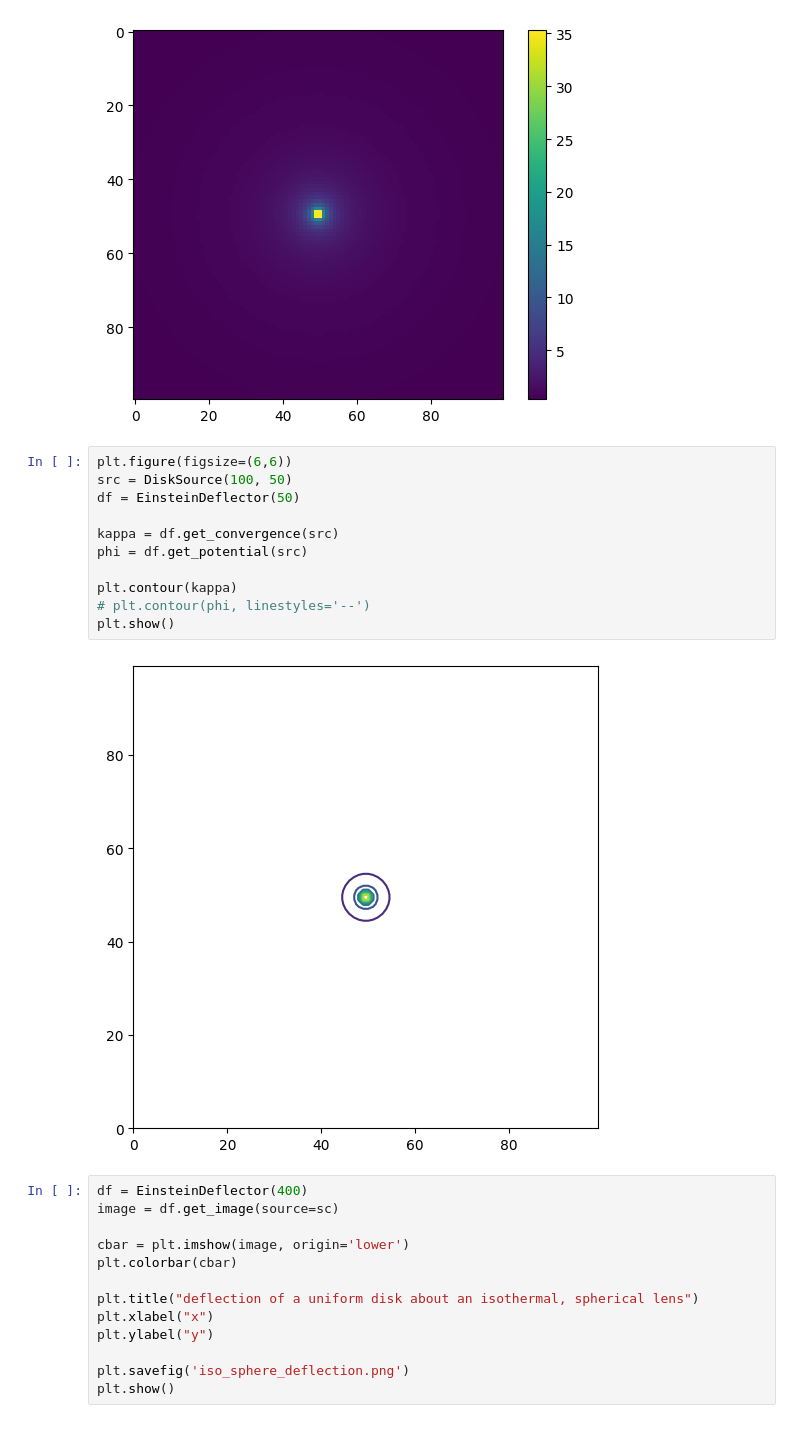
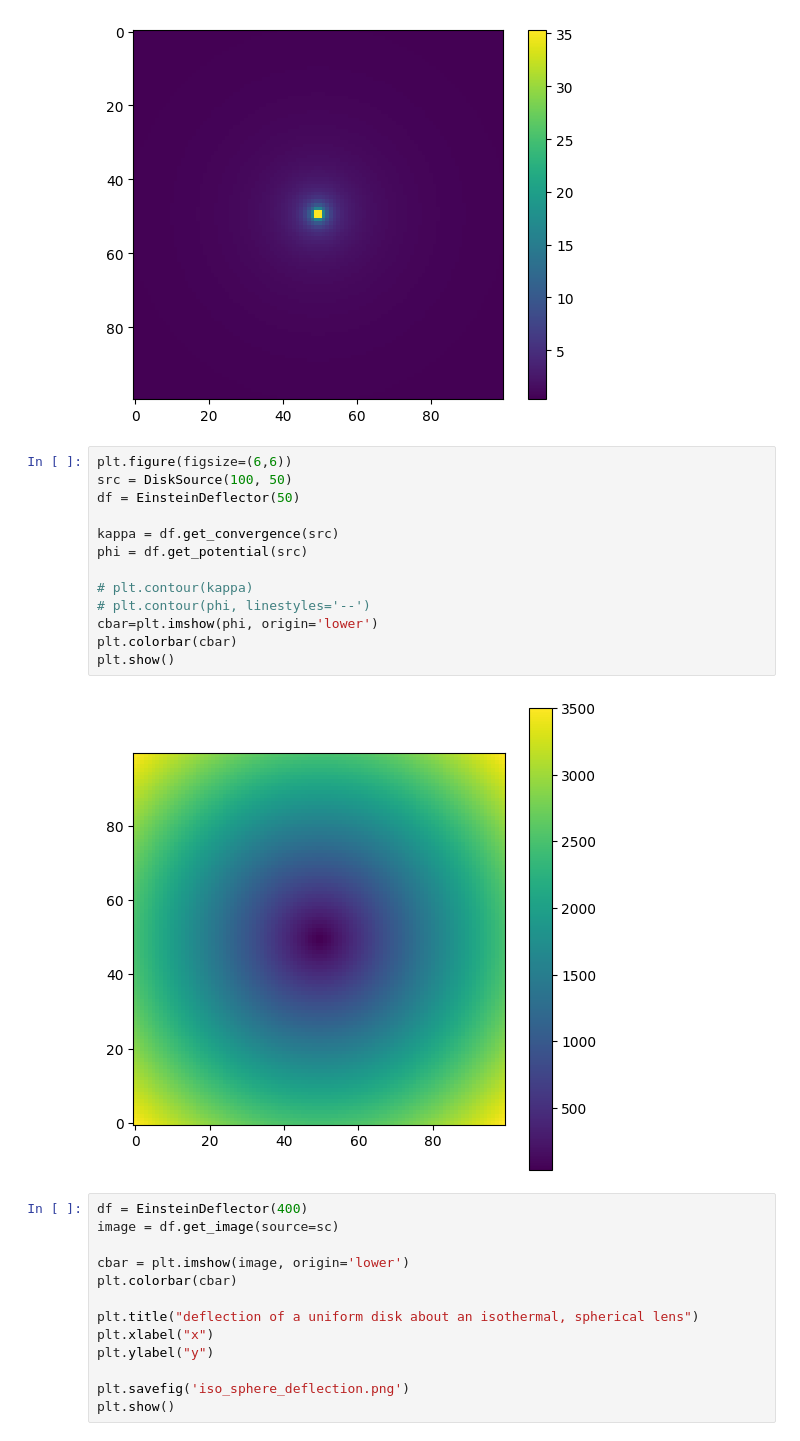
Before and after one commit to OliverRedhead/Gravitational-Lensing, a Jupyter notebook: wk1/isothermal_sphere/einstein_testing.ipynb, the cells around one changed output. Saved outputs shown, nothing was run; the diff lists cells and outputs as text.

```diff
--- a/wk1/isothermal_sphere/einstein_testing.ipynb
+++ b/wk1/isothermal_sphere/einstein_testing.ipynb
@@ -29,16 +29,18 @@ plt.show()
 # %%
 plt.figure(figsize=(6,6))
 src = DiskSource(100, 50)
 df = EinsteinDeflector(50)
 
 kappa = df.get_convergence(src)
 phi = df.get_potential(src)
 
-plt.contour(kappa)
+# plt.contour(kappa)
 # plt.contour(phi, linestyles='--')
+cbar=plt.imshow(phi, origin='lower')
+plt.colorbar(cbar)
 plt.show()
 # %% [output]
-[figure, old version]
+[figure, new version]
 # %%
 df = EinsteinDeflector(400)
 image = df.get_image(source=sc)
```
Also changed, not shown: 12 other files.
